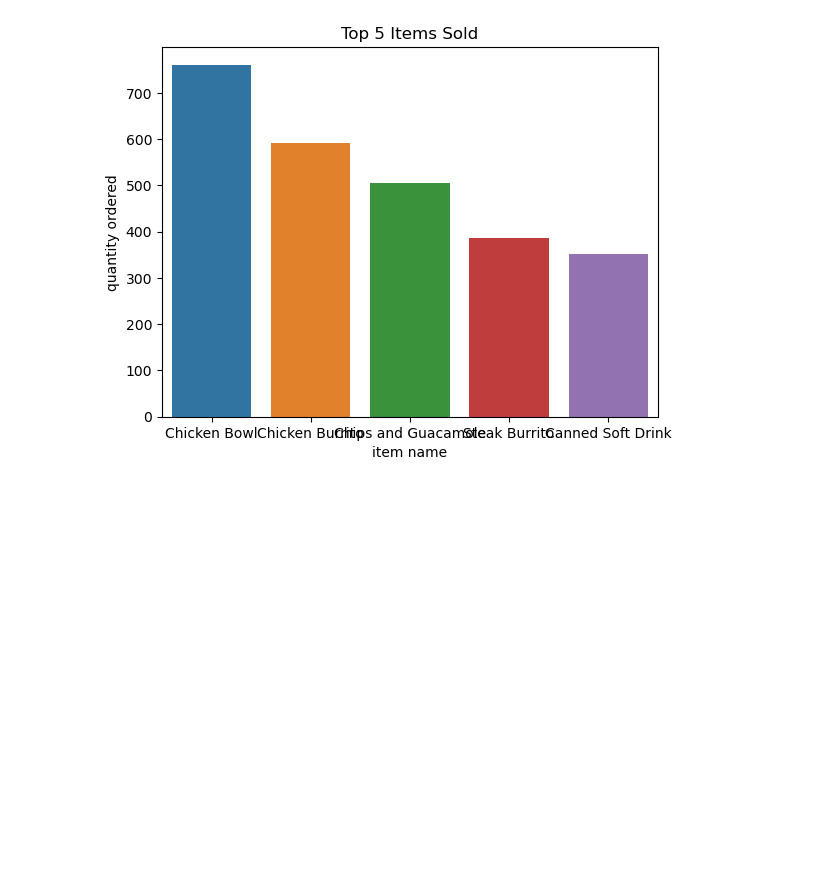
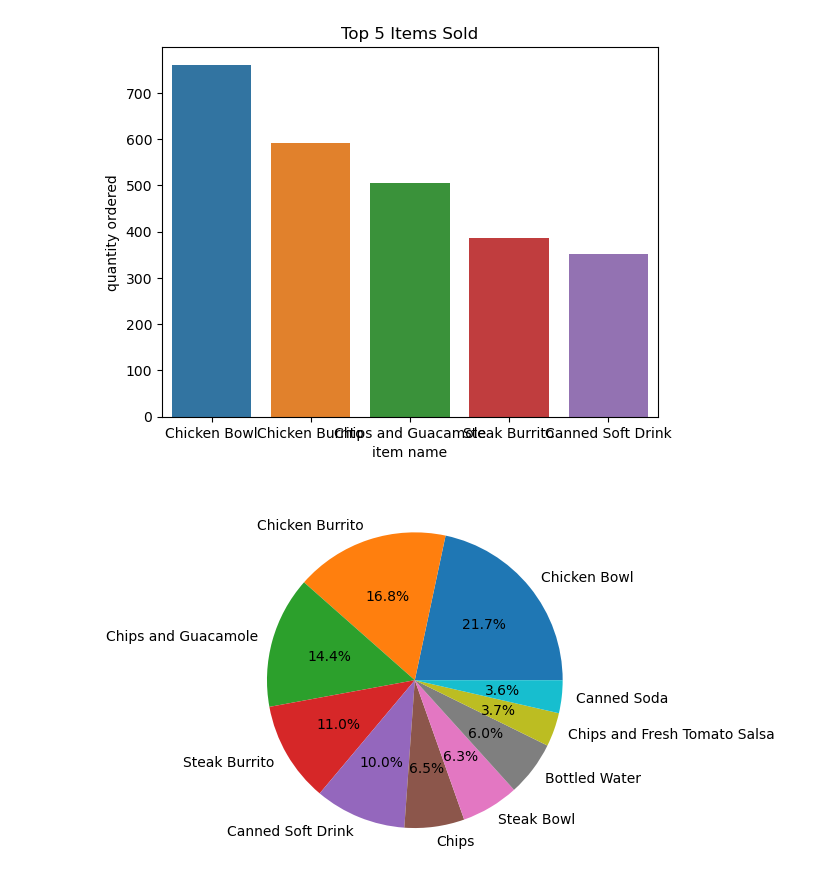
Before and after one commit to build-summer-2024/teal-team-data-exploration, a Jupyter notebook: main.ipynb, the cells around one changed output. Cells and saved outputs as stored; diff of their text form; code cells hidden in the pictures; blank space fills up the shorter version.

Commit message:
added pie chart

```diff
--- a/main.ipynb
+++ b/main.ipynb
@@ -104,3 +104,10 @@ plt.title("Top 5 Items Sold")
 plt.show()
 # %% [output]
 [figure]
+# %%
+top_items = item_orders.nlargest(10)
+
+plt.pie(top_items, labels = top_items.index, autopct="%1.1f%%")
+plt.show()
+# %% [output]
+[figure, added]
```
Also changed, not shown: 1 other file.
